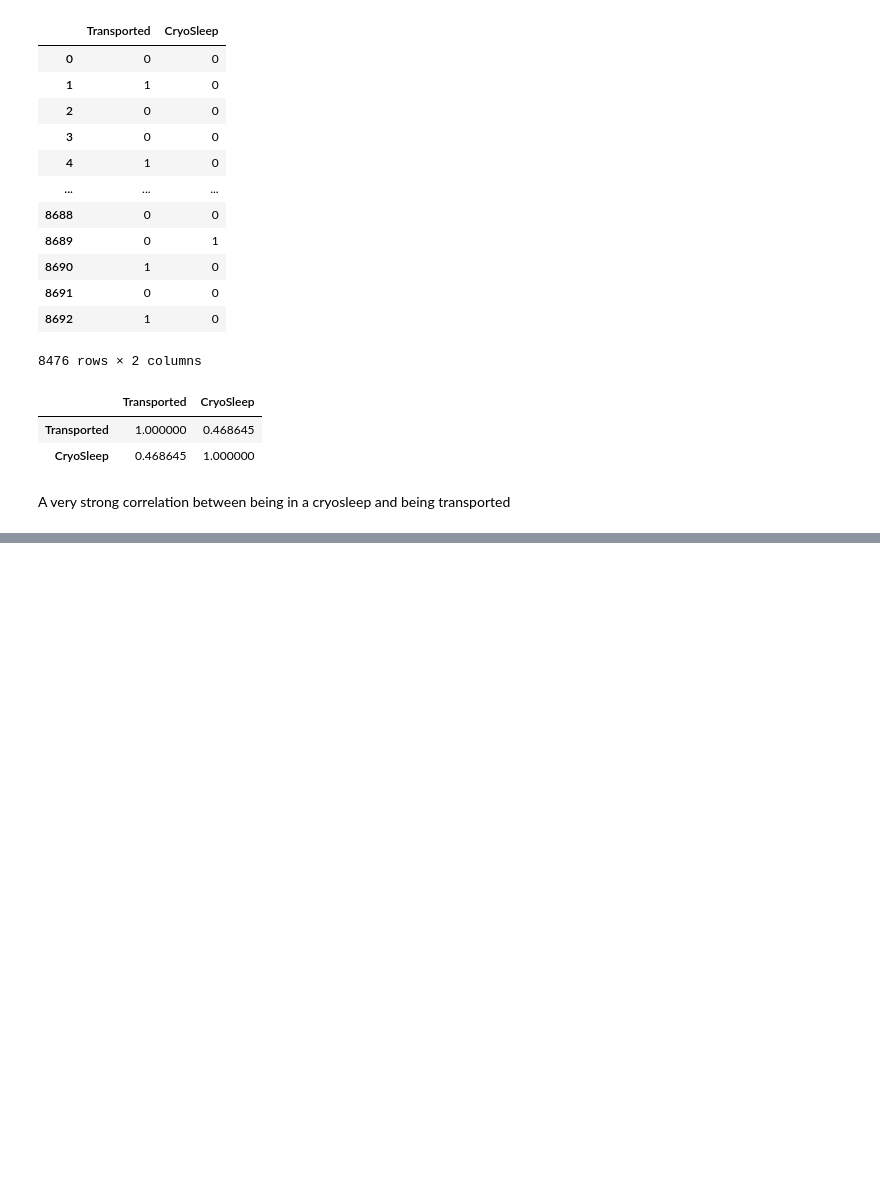
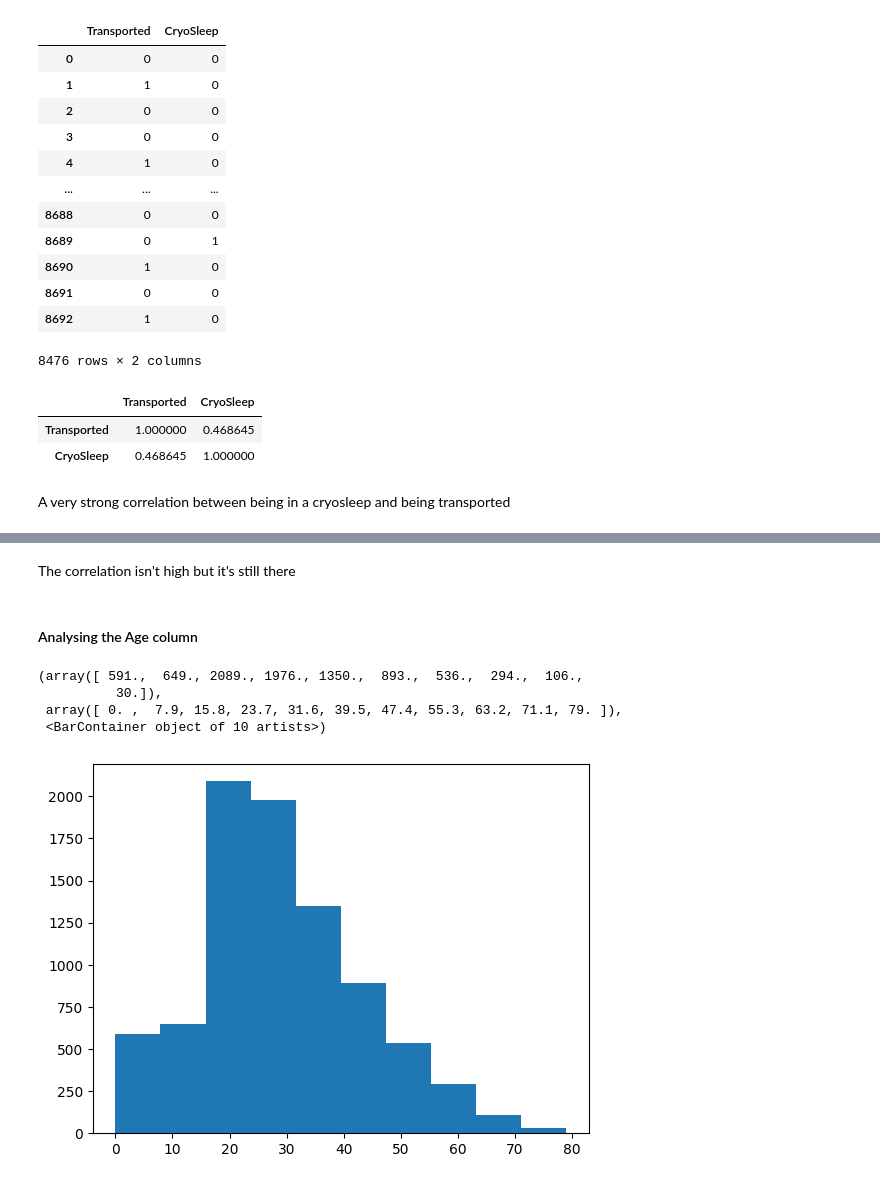
Before and after one commit to Gyxius/spaceship-titanic, a Jupyter notebook: analysis.ipynb, the cells around one changed output, grey strips where cells are left out. Saved outputs shown, nothing was run; the diff lists cells and outputs as text; code cells hidden in the pictures; blank space fills up the shorter version.

```diff
--- a/analysis.ipynb
+++ b/analysis.ipynb
@@ -202,0 +263,12 @@ A very strong correlation between being in a cryosleep and being transported
+# %% [markdown]
+The correlation isn't high but it's still there
+# %% [markdown]
+#### Analysing the Age column
+# %%
+plt.hist(df["Age"])
+# %% [output]
+(array([ 591.,  649., 2089., 1976., 1350.,  893.,  536.,  294.,  106.,
+          30.]),
+ array([ 0. ,  7.9, 15.8, 23.7, 31.6, 39.5, 47.4, 55.3, 63.2, 71.1, 79. ]),
+ <BarContainer object of 10 artists>)
+[figure, added]
```
Also changed, not shown: parts of 16 cells of this notebook.
